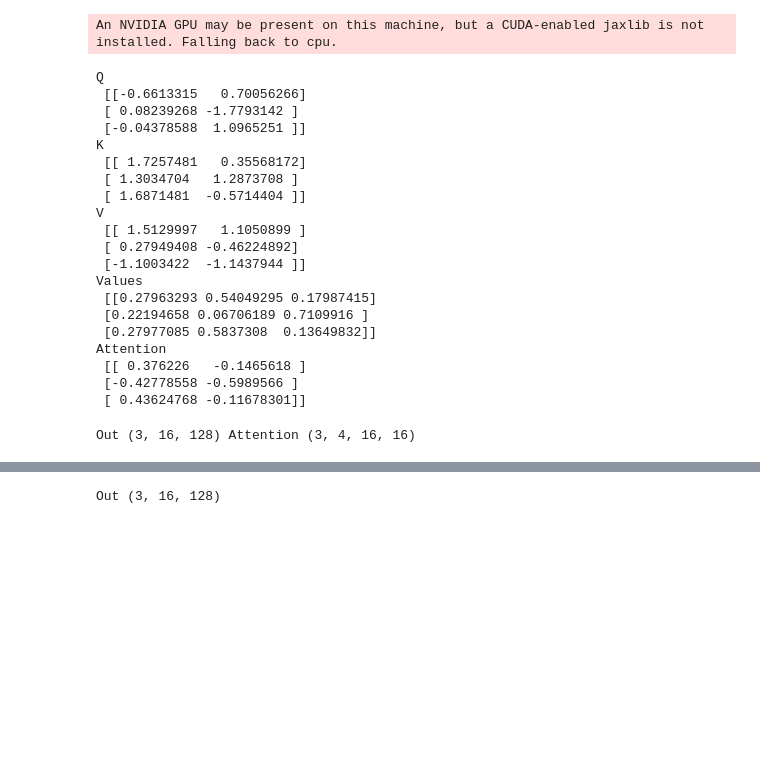
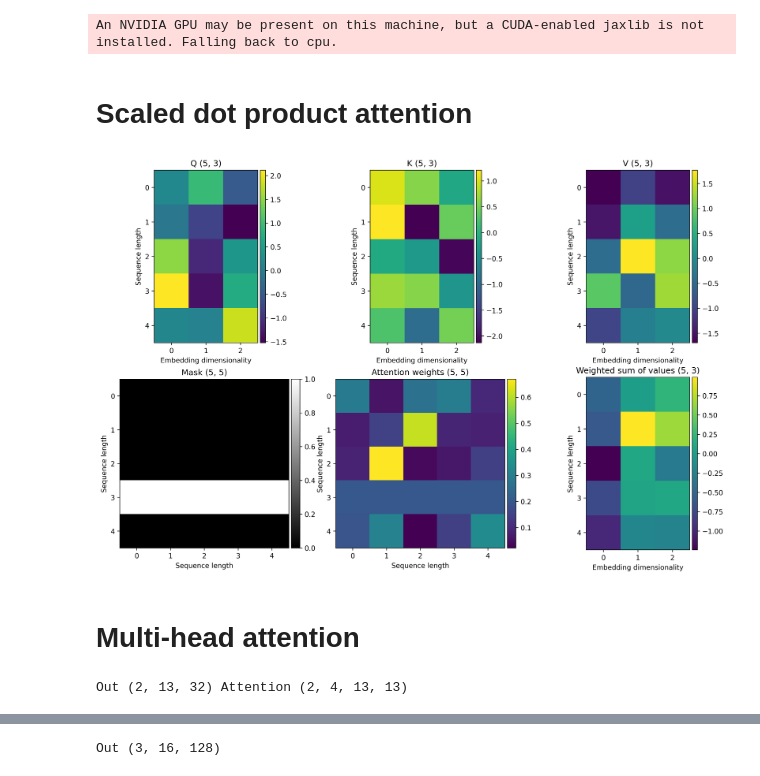
Before and after one commit to GuillaumeZahnd/nlp-question-answering, a Jupyter notebook: jax_transformer.ipynb, the cells around one changed output, grey strips where cells are left out. Cells and saved outputs as stored; diff of their text form; code cells hidden in the pictures; blank space fills up the shorter version.

```diff
--- a/jax_transformer.ipynb
+++ b/jax_transformer.ipynb
@@ -10,7 +10,7 @@ import jax
 import jax.numpy as jnp
 
 from jax import random
-main_rng = random.PRNGKey(42)
+main_rng = random.PRNGKey(421)
 # %% [output]
 An NVIDIA GPU may be present on this machine, but a CUDA-enabled jaxlib is not installed. Falling back to cpu.
 # %%
@@ -50,32 +28,19 @@ def scaled_dot_product(q, k, v, mask=None):
+# %% [markdown]
+# Scaled dot product attention
 # %%
-seq_len, d_k = 3, 2
+sequence_length = 5
+embedding_dimensionality = 3
+
 _, rand1 = random.split(main_rng)
-qkv = random.normal(rand1, (3, seq_len, d_k))
+
+qkv = random.normal(rand1, (3, sequence_length, embedding_dimensionality))
 q, k, v = qkv[0], qkv[1], qkv[2]
-attention, values = scaled_dot_product(q, k, v)
-print("Q\n", q)
-print("K\n", k)
-print("V\n", v)
-print("Values\n", values)
-print("Attention\n", attention)
+
+mask = jnp.zeros((sequence_length, sequence_length))
+mask = mask.at[3,:].set(1)
+
+weighted_sum_of_values, attention_weights = scaled_dot_product(q, k, v, mask)
+
+display_scaled_dot_product(q, k, v, mask, weighted_sum_of_values, attention_weights)
 # %% [output]
-Q
- [[-0.6613315   0.70056266]
- [ 0.08239268 -1.7793142 ]
- [-0.04378588  1.0965251 ]]
-K
- [[ 1.7257481   0.35568172]
- [ 1.3034704   1.2873708 ]
- [ 1.6871481  -0.5714404 ]]
-V
- [[ 1.5129997   1.1050899 ]
- [ 0.27949408 -0.46224892]
- [-1.1003422  -1.1437944 ]]
-Values
- [[0.27963293 0.54049295 0.17987415]
- [0.22194658 0.06706189 0.7109916 ]
- [0.27977085 0.5837308  0.13649832]]
-Attention
- [[ 0.376226   -0.1465618 ]
- [-0.42778558 -0.5989566 ]
- [ 0.43624768 -0.11678301]]
+[figure, added]
@@ -140,17 +47,26 @@ class MultiheadAttention(nn.Module):
+# %% [markdown]
+# Multi-head attention
 # %%
 ## Test MultiheadAttention implementation
-# Example features as input
+
+batch_size = 2
+sequence_length = 13
+embedding_dimensionality = 32
+number_of_heads = 4
+
 main_rng, x_rng = random.split(main_rng)
-x = random.normal(x_rng, (3, 16, 128))
-# Create attention
-mh_attn = MultiheadAttention(embedding_dimensionality=128, number_of_heads=4)
-# Initialize parameters of attention with random key and inputs
+
+x = random.normal(x_rng, (batch_size, sequence_length, embedding_dimensionality))
+
+mha = MultiheadAttention(embedding_dimensionality=embedding_dimensionality, number_of_heads=number_of_heads)
+
 main_rng, init_rng = random.split(main_rng)
-params = mh_attn.init(init_rng, x)['params']
-# Apply attention with parameters on the inputs
-out, attn = mh_attn.apply({'params': params}, x)
-print('Out', out.shape, 'Attention', attn.shape)
 
-del mh_attn, params
+params = mha.init(init_rng, x)['params']
+w_o, attention_weights = mha.apply({'params': params}, x)
+
+print('Out', w_o.shape, 'Attention', attention_weights.shape)
+
+del w_o, attention_weights
 # %% [output]
-Out (3, 16, 128) Attention (3, 4, 16, 16)
+Out (2, 13, 32) Attention (2, 4, 13, 13)
```
Also changed, not shown: parts of 20 cells of this notebook, 2 other files.
